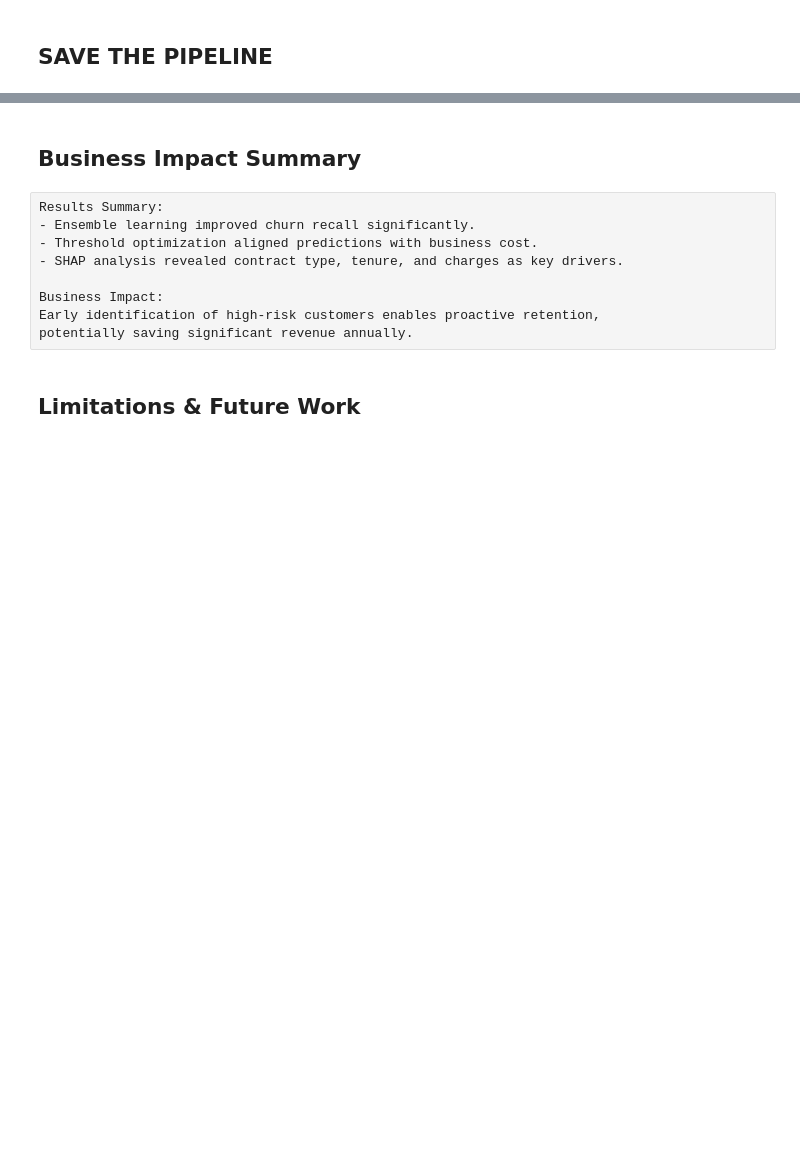
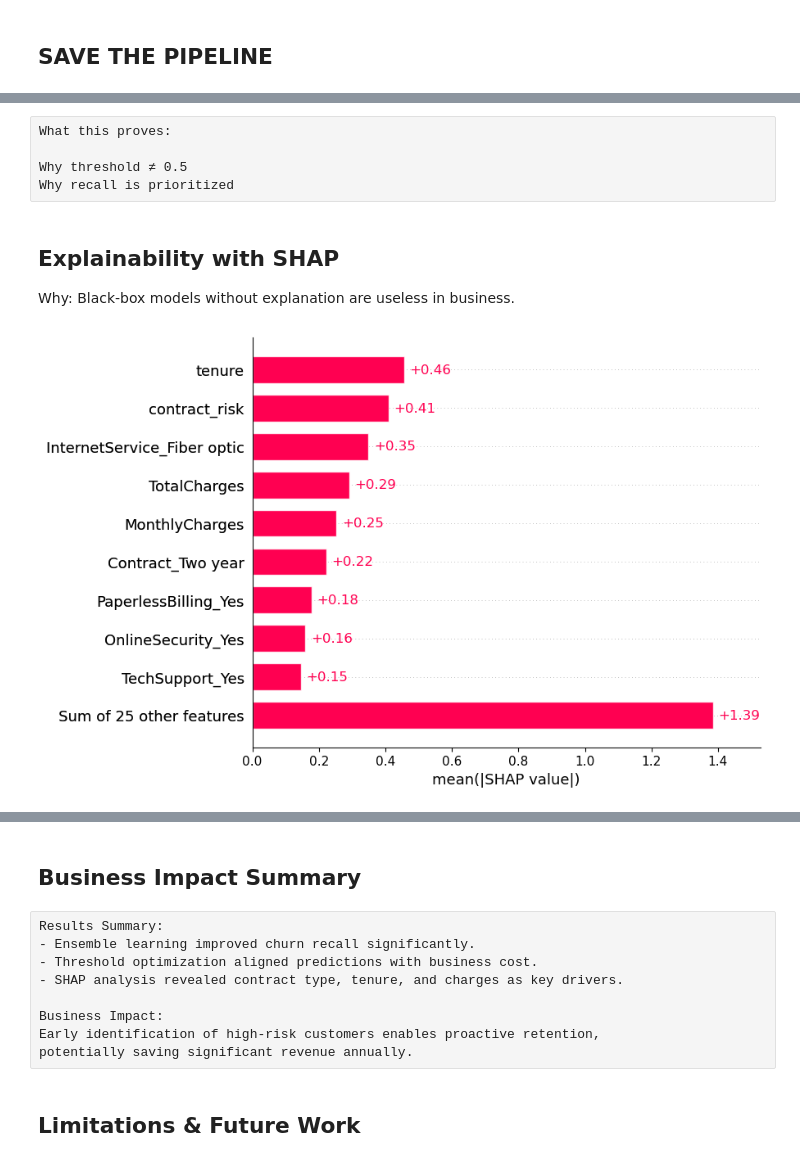
Before and after one commit to PurvaTonde28/Customer_Churn_Prediction-ML, a Jupyter notebook: cust_churn_prediction_newest.ipynb, the cells around one changed output, grey strips where cells are left out. Saved outputs shown, nothing was run; the diff lists cells and outputs as text; code cells hidden in the pictures; blank space fills up the shorter version.

```diff
--- a/cust_churn_prediction_newest.ipynb
+++ b/cust_churn_prediction_newest.ipynb
@@ -441,0 +410,10 @@ joblib.dump(best_threshold, "threshold.pkl")
+# %%
+rf = RandomForestClassifier(
+    n_estimators=300,
+    class_weight='balanced',
+    random_state=RANDOM_STATE
+)
+rf.fit(X_train, y_train)
+
+rf_pred = rf.predict_proba(X_test)[:,1]
+print("RF ROC-AUC:", roc_auc_score(y_test, rf_pred))
@@ -441,0 +424,10 @@ joblib.dump(best_threshold, "threshold.pkl")
+# %%
+et = ExtraTreesClassifier(
+    n_estimators=300,
+    class_weight='balanced',
+    random_state=RANDOM_STATE
+)
+et.fit(X_train, y_train)
+
+et_pred = et.predict_proba(X_test)[:,1]
+print("ET ROC-AUC:", roc_auc_score(y_test, et_pred))
@@ -441,0 +440,16 @@ joblib.dump(best_threshold, "threshold.pkl")
+# %%
+cat_model = CatBoostClassifier(
+    iterations=500,
+    learning_rate=0.05,
+    depth=6,
+    loss_function='Logloss',
+    eval_metric='AUC',
+    verbose=False
+)
+
+cat_model.fit(
+    X_train, y_train
+)
+
+cat_pred = cat_model.predict_proba(X_test)[:,1]
+print("CatBoost ROC-AUC:", roc_auc_score(y_test, cat_pred))
@@ -441,0 +614,16 @@ joblib.dump(best_threshold, "threshold.pkl")
+# %% [raw]
+What this proves:
+
+Why threshold ≠ 0.5
+Why recall is prioritized
+# %% [markdown]
+## Explainability with SHAP
+
+Why: Black-box models without explanation are useless in business.
+# %%
+explainer = shap.Explainer(cat_model)
+shap_values = explainer(X_test)
+
+shap.plots.bar(shap_values, max_display=10)
+# %% [output]
+[figure, added]
```
Also changed, not shown: parts of 50 cells of this notebook.
